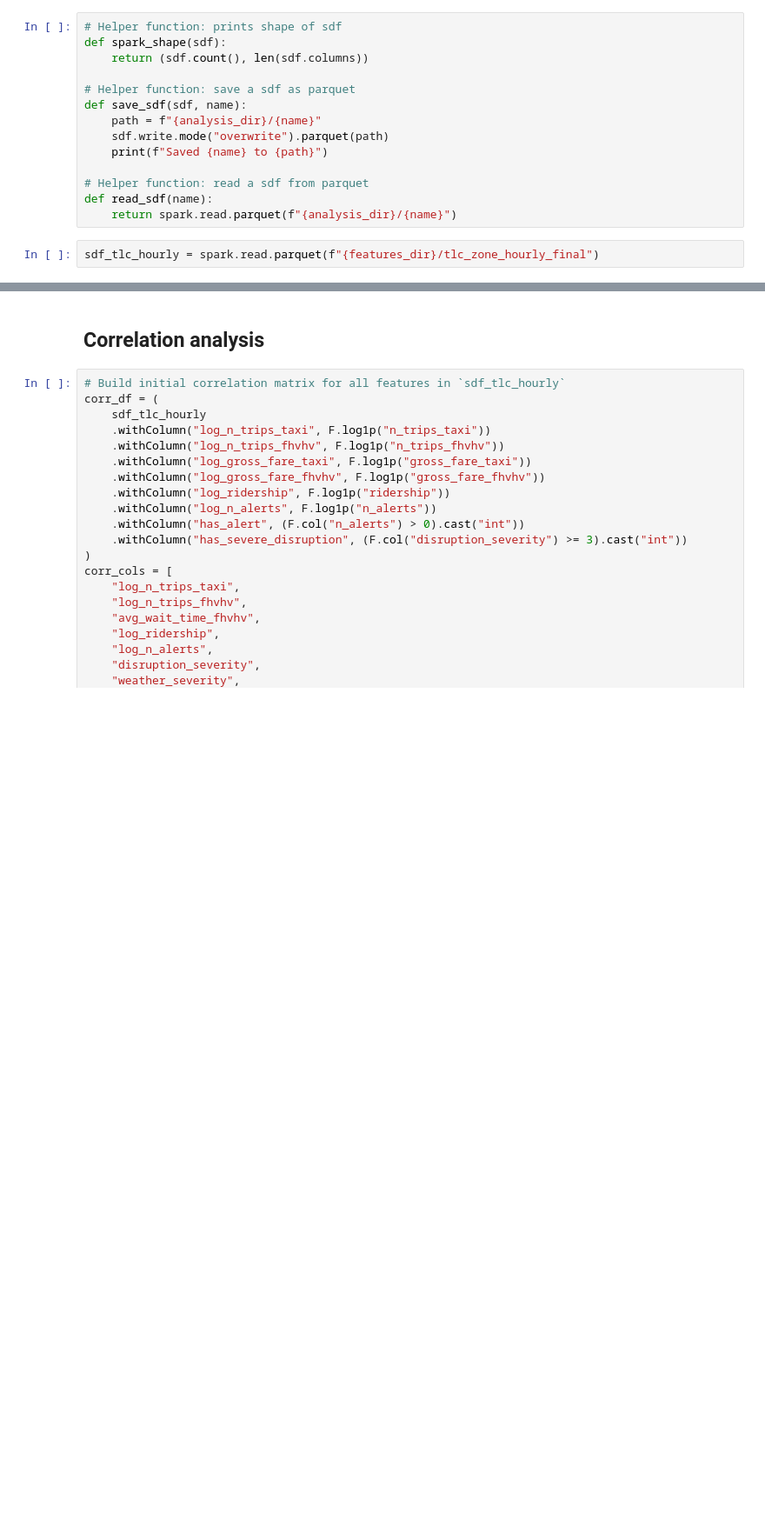
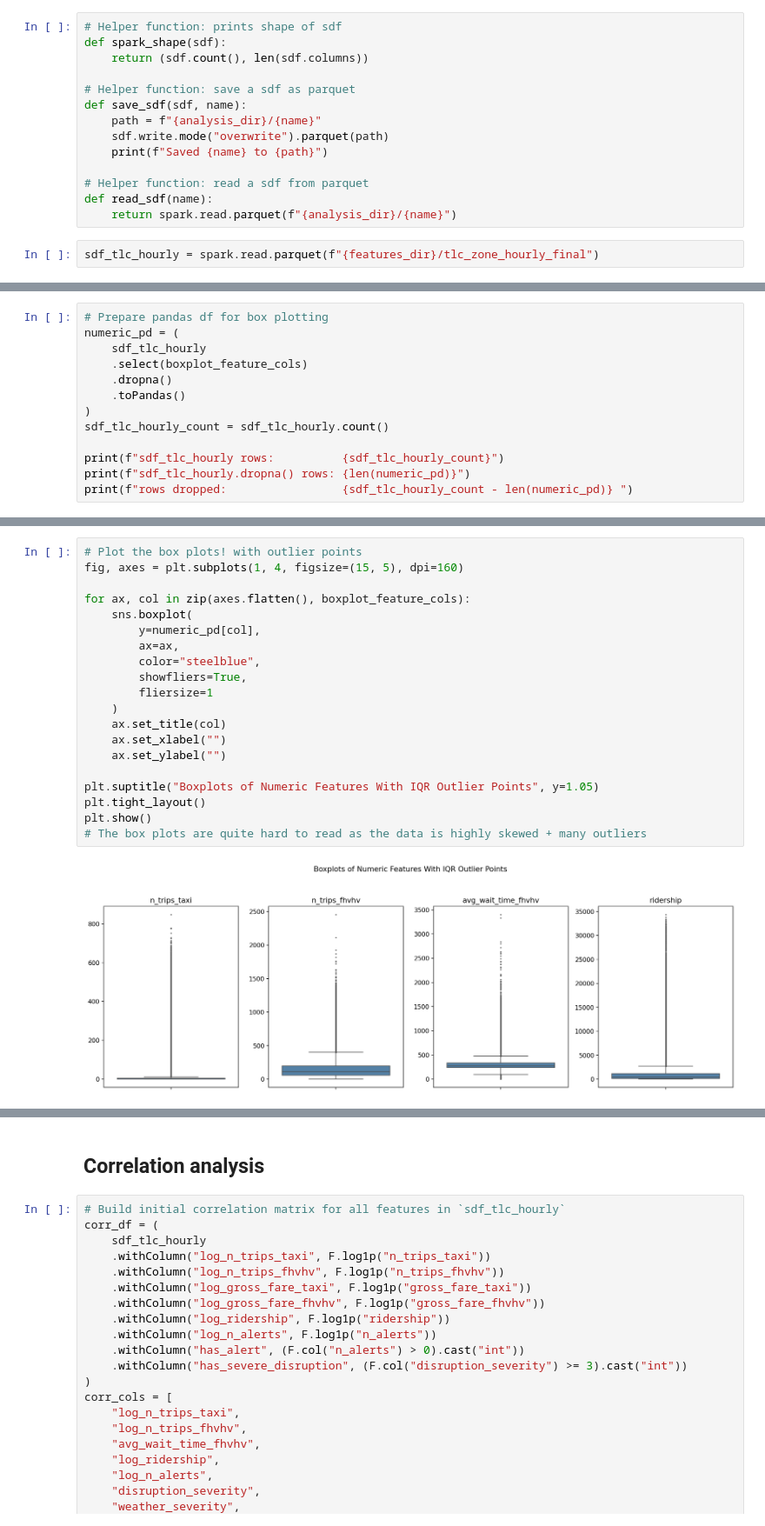
Before and after one commit to hannimeee/nyc_taxi_demand_response, a Jupyter notebook: code/04_exploratory_analysis.ipynb, the cells around one changed output, grey strips where cells are left out. Shown at 87% size. Cells and saved outputs as stored; diff of their text form; blank space fills up the shorter version.

```diff
--- a/code/04_exploratory_analysis.ipynb
+++ b/code/04_exploratory_analysis.ipynb
@@ -89,0 +388,13 @@ sdf_tlc_hourly = spark.read.parquet(f"{features_dir}/tlc_zone_hourly_final")
+# %%
+# Prepare pandas df for box plotting
+numeric_pd = (
+    sdf_tlc_hourly
+    .select(boxplot_feature_cols)
+    .dropna()
+    .toPandas()
+)
+sdf_tlc_hourly_count = sdf_tlc_hourly.count()
+
+print(f"sdf_tlc_hourly rows:          {sdf_tlc_hourly_count}")
+print(f"sdf_tlc_hourly.dropna() rows: {len(numeric_pd)}")
+print(f"rows dropped:                 {sdf_tlc_hourly_count - len(numeric_pd)} ")
@@ -89,0 +464,22 @@ sdf_tlc_hourly = spark.read.parquet(f"{features_dir}/tlc_zone_hourly_final")
+# %%
+# Plot the box plots! with outlier points
+fig, axes = plt.subplots(1, 4, figsize=(15, 5), dpi=160)
+
+for ax, col in zip(axes.flatten(), boxplot_feature_cols):
+    sns.boxplot(
+        y=numeric_pd[col],
+        ax=ax,
+        color="steelblue",
+        showfliers=True,
+        fliersize=1
+    )
+    ax.set_title(col)
+    ax.set_xlabel("")
+    ax.set_ylabel("")
+
+plt.suptitle("Boxplots of Numeric Features With IQR Outlier Points", y=1.05)
+plt.tight_layout()
+plt.show()
+# The box plots are quite hard to read as the data is highly skewed + many outliers
+# %% [output]
+[figure, added]
```
Also changed, not shown: parts of 38 cells of this notebook.
